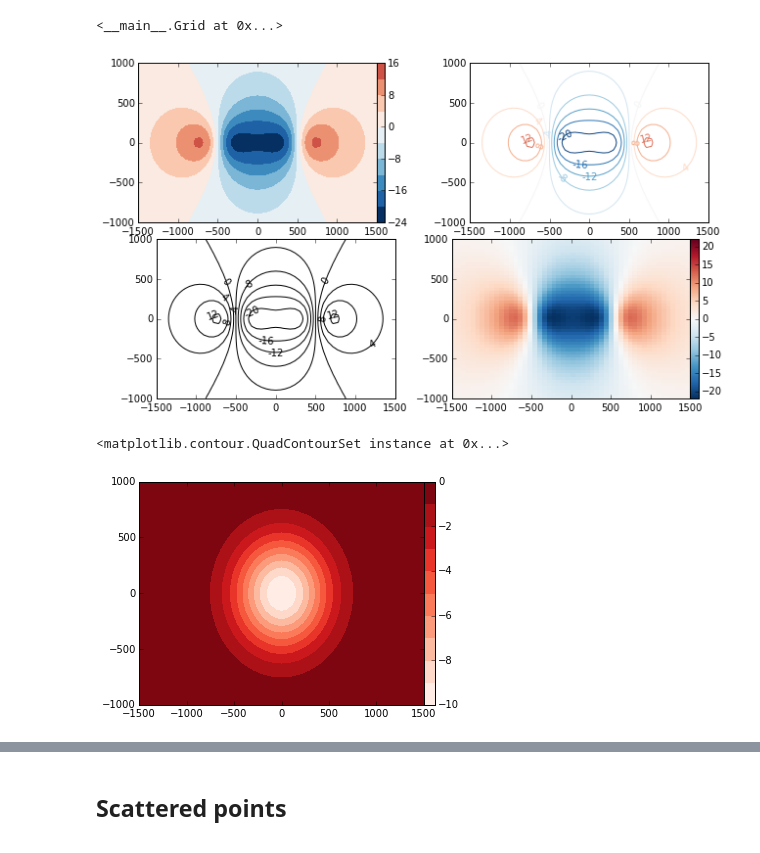
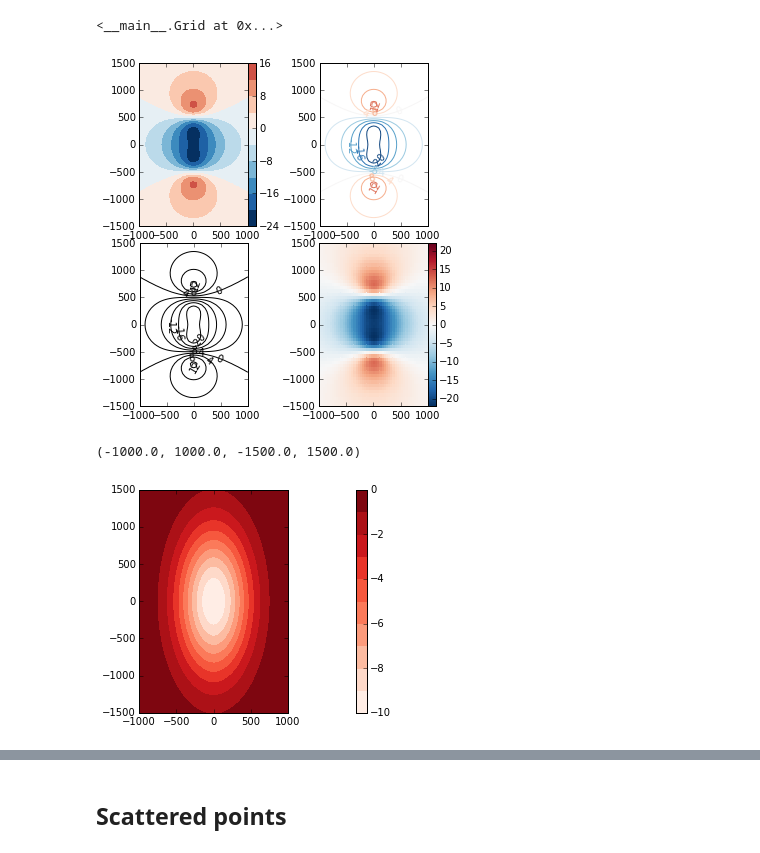
Before and after one commit to fatiando/prototypes, a Jupyter notebook: grid-class.ipynb, the cells around one changed output, grey strips where cells are left out. Saved outputs shown, nothing was run; the diff lists cells and outputs as text; code cells hidden in the pictures.

Commit message:
Corrected coords: x=north=lat, y=east=lon
Plots now put x coordinates in the vertical axis and y in the
horizontal, as the rest of fatiando expects.

```diff
--- a/grid-class.ipynb
+++ b/grid-class.ipynb
@@ -405,30 +415,31 @@ g.add_attribute('data', prism.gxx(g.x, g.y, g.z, model))
 # %% [output]
 <__main__.Grid at 0x...>
 # %%
-mpl.figure(figsize=(9, 5))
+mpl.figure(figsize=(5, 5))
 mpl.subplot(221)
 mpl.axis('scaled')
 g.contourf('data')
 
 mpl.subplot(222)
 mpl.axis('scaled')
 g.contour('data')
 
 mpl.subplot(223)
 mpl.axis('scaled')
 g.contour('data', colors='k')
 
 mpl.subplot(224)
 mpl.axis('scaled')
 g.pcolor('data')
 mpl.tight_layout(pad=0.0)
 # %% [output]
-[figure, old version]
+[figure, new version]
 # %%
-g.add_attribute('other_data', -10*utils.gaussian2d(g.x, g.y, 500, 500)).contourf('other_data')
+g.add_attribute('other_data', -10*utils.gaussian2d(g.x, g.y, 1000, 500)).contourf('other_data')
+mpl.axis('scaled')
 # %% [output]
-<matplotlib.contour.QuadContourSet instance at 0x...>
+(-1000.0, 1000.0, -1500.0, 1500.0)
-[figure, old version]
+[figure, new version]
 # %%
 p = g.profile([-1400, 0], [1400, 0], 100)
 # %%
```
Also changed, not shown: parts of 17 cells of this notebook.
